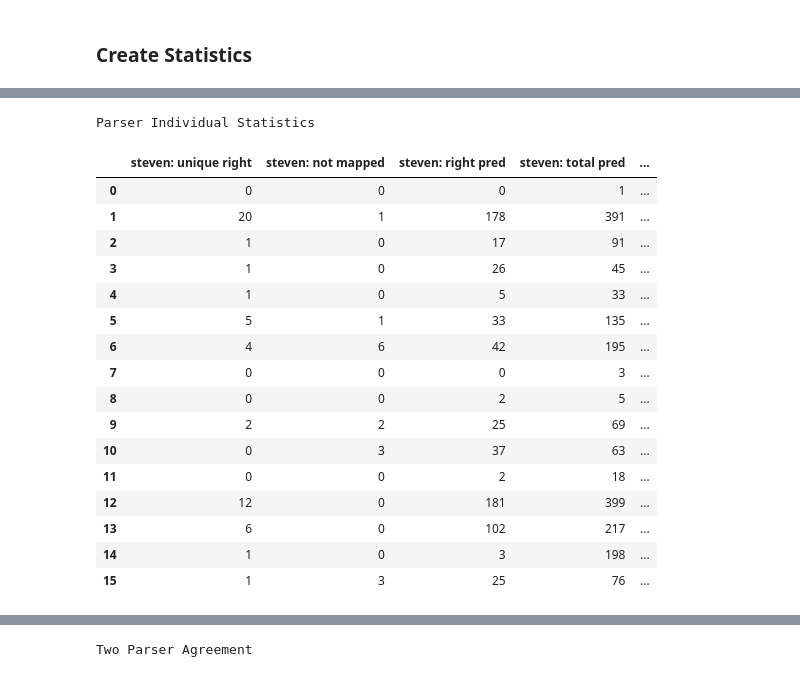
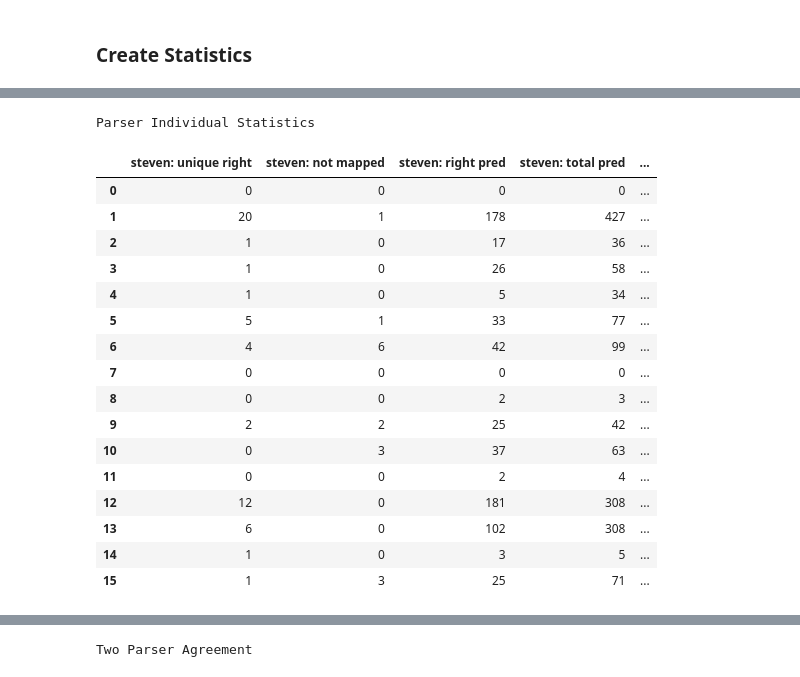
Before and after one commit to PaulOpu/PM_ShallowDiscourseParsing, a Jupyter notebook: Coding/02_SenseModel.ipynb, the cells around one changed output, grey strips where cells are left out. Saved outputs shown, nothing was run; the diff lists cells and outputs as text; code cells hidden in the pictures.

```diff
--- a/Coding/02_SenseModel.ipynb
+++ b/Coding/02_SenseModel.ipynb
@@ -63,6 +63,7 @@ def sense_statistics2(sense_comparison,parser_names,not_mapped_rels):
 
     for sense in set_senses:
 
+        #initial measures
         equal_correct_parsing = 0
         all_wrong_parsing = 0
         total_act_sense_count = 0
@@ -118,7 +119,7 @@ def sense_statistics2(sense_comparison,parser_names,not_mapped_rels):
                             individ_parser_stats[parser_index][0] += 1
 
                     #total predictions
-                    individ_parser_stats[parser_index][3] += 1
+                    individ_parser_stats[parser_index][3] = Counter(zip_sense_comparison[parser_index])[sense]
 
                 #two parser predictions
                 for p_comb in parser_comb:
@@ -228,22 +231,22 @@ Overall Statistics
 # %%
 print("Parser Individual Statistics")
-sense_df[df_columns[6:6+len(sense_zip_names)*4]]
+sense_df[df_columns[6:6+len(best3_sense_zip_names)*4]]
 # %% [output]
 Parser Individual Statistics
 |  | steven: unique right | steven: not mapped | steven: right pred | steven: total pred | ... |
-| 0 | 0 | 0 | 0 | 1 | ... |
-| 1 | 20 | 1 | 178 | 391 | ... |
-| 2 | 1 | 0 | 17 | 91 | ... |
-| 3 | 1 | 0 | 26 | 45 | ... |
-| 4 | 1 | 0 | 5 | 33 | ... |
-| 5 | 5 | 1 | 33 | 135 | ... |
-| 6 | 4 | 6 | 42 | 195 | ... |
-| 7 | 0 | 0 | 0 | 3 | ... |
-| 8 | 0 | 0 | 2 | 5 | ... |
-| 9 | 2 | 2 | 25 | 69 | ... |
+| 0 | 0 | 0 | 0 | 0 | ... |
+| 1 | 20 | 1 | 178 | 427 | ... |
+| 2 | 1 | 0 | 17 | 36 | ... |
+| 3 | 1 | 0 | 26 | 58 | ... |
+| 4 | 1 | 0 | 5 | 34 | ... |
+| 5 | 5 | 1 | 33 | 77 | ... |
+| 6 | 4 | 6 | 42 | 99 | ... |
+| 7 | 0 | 0 | 0 | 0 | ... |
+| 8 | 0 | 0 | 2 | 3 | ... |
+| 9 | 2 | 2 | 25 | 42 | ... |
 | 10 | 0 | 3 | 37 | 63 | ... |
-| 11 | 0 | 0 | 2 | 18 | ... |
-| 12 | 12 | 0 | 181 | 399 | ... |
-| 13 | 6 | 0 | 102 | 217 | ... |
-| 14 | 1 | 0 | 3 | 198 | ... |
-| 15 | 1 | 3 | 25 | 76 | ... |
+| 11 | 0 | 0 | 2 | 4 | ... |
+| 12 | 12 | 0 | 181 | 308 | ... |
+| 13 | 6 | 0 | 102 | 308 | ... |
+| 14 | 1 | 0 | 3 | 5 | ... |
+| 15 | 1 | 3 | 25 | 71 | ... |
```
Also changed, not shown: parts of 4 cells of this notebook, 2 other files.
